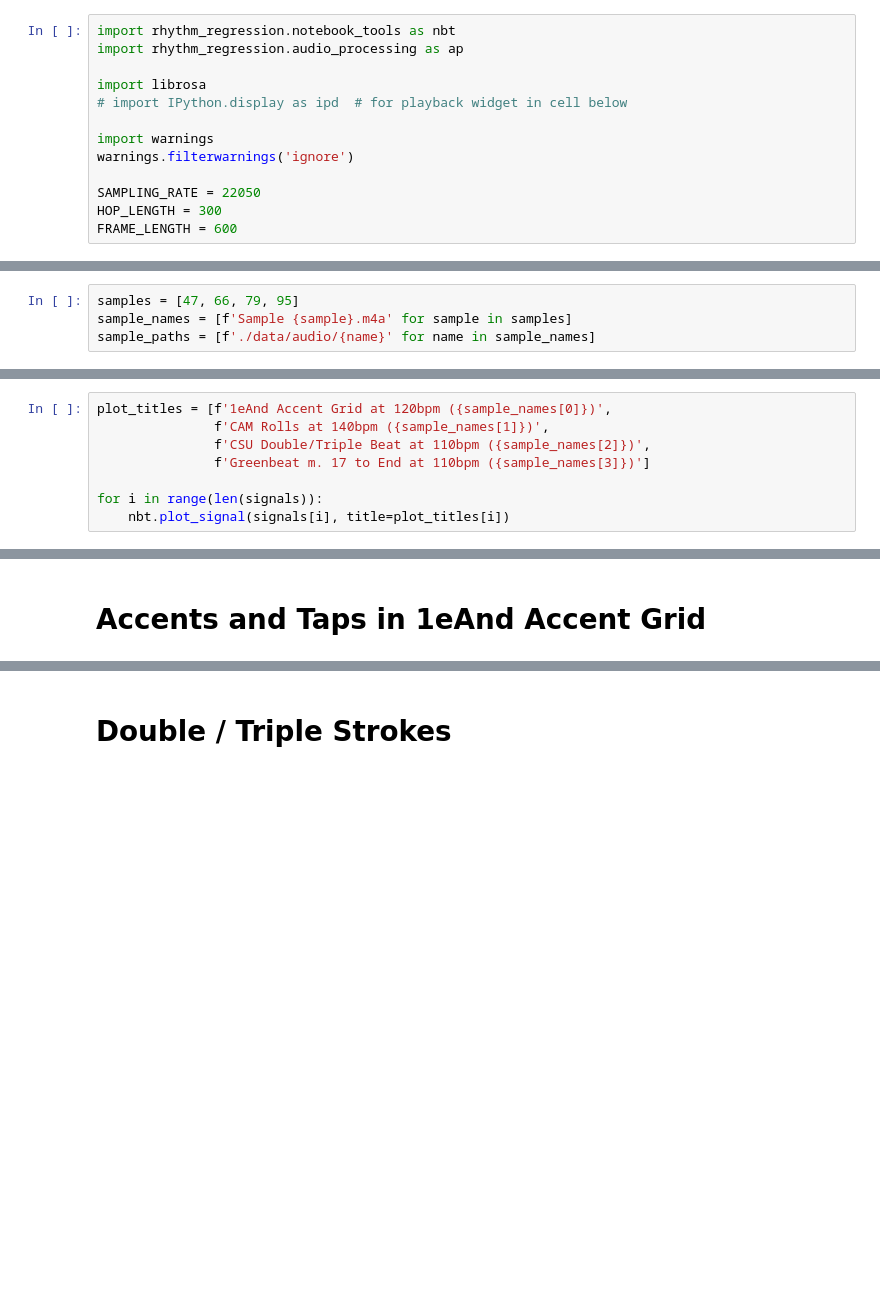
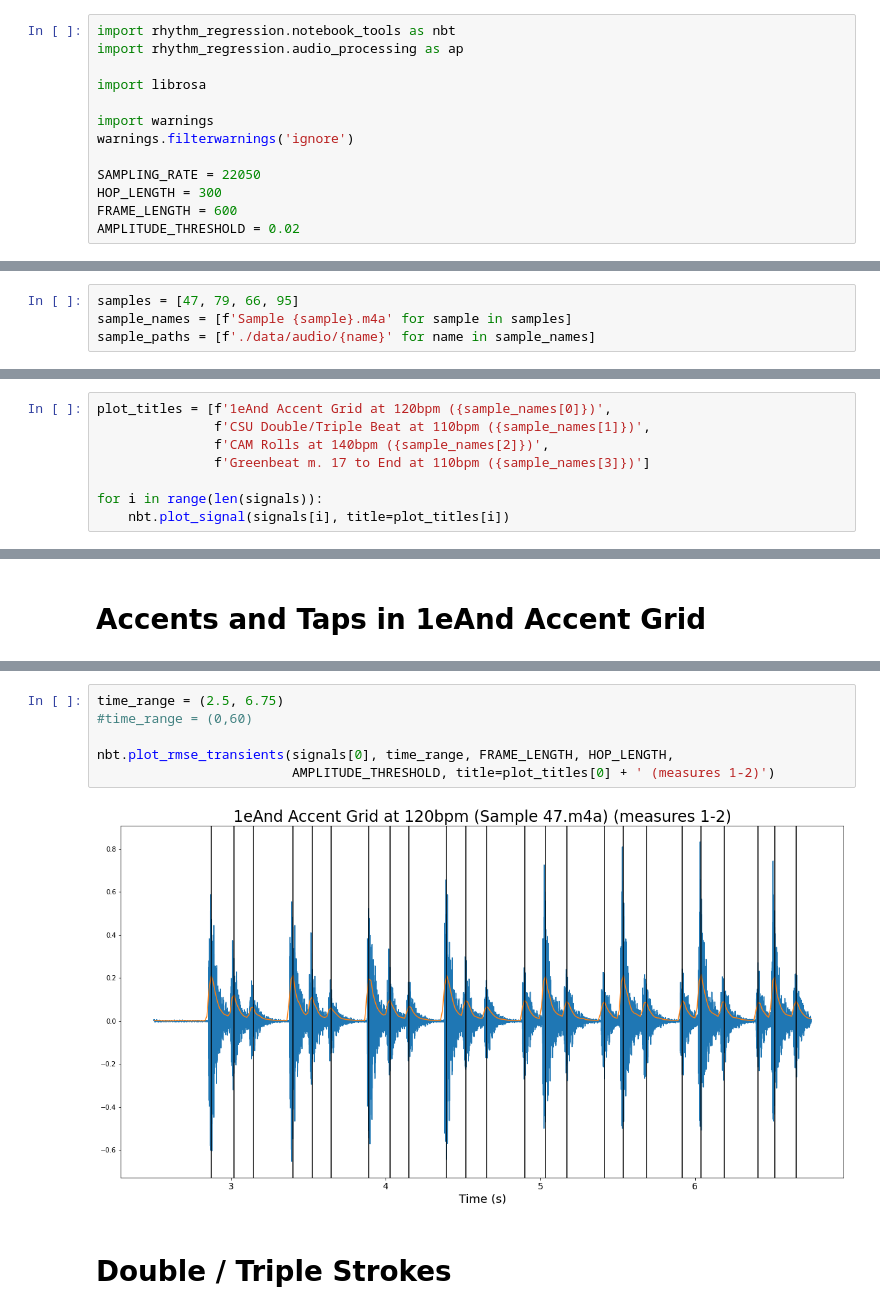
Before and after one commit to prestondunton/rhythm_regression, a Jupyter notebook: RMSEnergy_Transients.ipynb, the cells around one changed output, grey strips where cells are left out. Cells and saved outputs as stored; diff of their text form; blank space fills up the shorter version.

```diff
--- a/RMSEnergy_Transients.ipynb
+++ b/RMSEnergy_Transients.ipynb
@@ -5,7 +5,6 @@ import rhythm_regression.notebook_tools as nbt
 import rhythm_regression.audio_processing as ap
 
 import librosa
-# import IPython.display as ipd  # for playback widget in cell below
 
 import warnings
 warnings.filterwarnings('ignore')
@@ -13,10 +12,11 @@ warnings.filterwarnings('ignore')
 SAMPLING_RATE = 22050
 HOP_LENGTH = 300
 FRAME_LENGTH = 600
+AMPLITUDE_THRESHOLD = 0.02
 # %% [markdown]
 # Importing Data Samples
 # %%
-samples = [47, 66, 79, 95]
+samples = [47, 79, 66, 95]
 sample_names = [f'Sample {sample}.m4a' for sample in samples]
 sample_paths = [f'./data/audio/{name}' for name in sample_names]
 # %%
@@ -35,8 +35,8 @@ Sample 95.m4a has shape (995367,)
 # Visualizing Samples
 # %%
 plot_titles = [f'1eAnd Accent Grid at 120bpm ({sample_names[0]})',
-               f'CAM Rolls at 140bpm ({sample_names[1]})',
-               f'CSU Double/Triple Beat at 110bpm ({sample_names[2]})',
+               f'CSU Double/Triple Beat at 110bpm ({sample_names[1]})',
+               f'CAM Rolls at 140bpm ({sample_names[2]})',
                f'Greenbeat m. 17 to End at 110bpm ({sample_names[3]})']
 
 for i in range(len(signals)):
@@ -80,2 +63,10 @@ for transient in transients[0]:
+# %%
+time_range = (2.5, 6.75)
+#time_range = (0,60)
+
+nbt.plot_rmse_transients(signals[0], time_range, FRAME_LENGTH, HOP_LENGTH,
+                         AMPLITUDE_THRESHOLD, title=plot_titles[0] + ' (measures 1-2)')
+# %% [output]
+[figure, added]
 # %% [markdown]
 # Double / Triple Strokes
```
Also changed, not shown: parts of 14 cells of this notebook, 2 other files.
